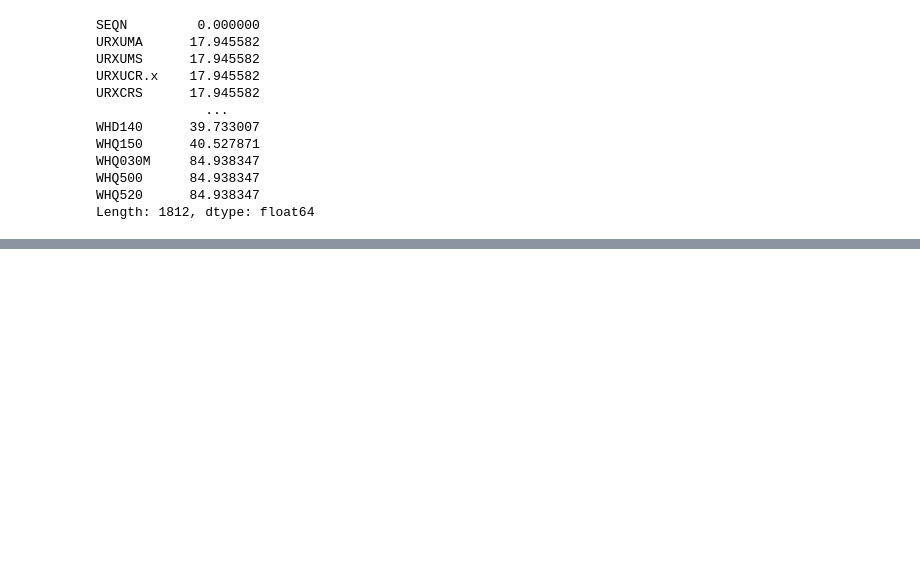
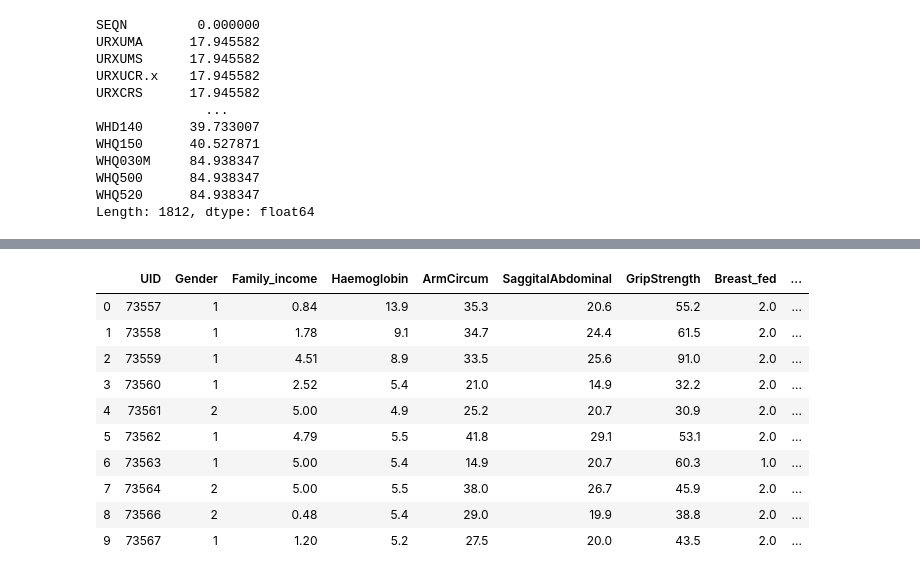
Before and after one commit to VIDHIBSL/Capstone, a Jupyter notebook: Python_Project.ipynb, the cells around one changed output, grey strips where cells are left out. Saved outputs shown, nothing was run; the diff lists cells and outputs as text; code cells hidden in the pictures; blank space fills up the shorter version.

```diff
--- a/Python_Project.ipynb
+++ b/Python_Project.ipynb
@@ -259,0 +262,18 @@ final.describe()
+# %%
+final.loc[final['Haemoglobin'] < 6.0, 'Diabetes'] = 0
+final.loc[(final['Haemoglobin'] >= 6.0) & (final['Haemoglobin'] <= 6.4), 'Diabetes'] = 1
+final.loc[final['Haemoglobin'] >= 6.5, 'Diabetes'] = 2
+# %%
+final.head(10)
+# %% [output]
+|  | UID | Gender | Family_income | Haemoglobin | ArmCircum | SaggitalAbdominal | GripStrength | Breast_fed | ... |
+| 0 | 73557 | 1 | 0.84 | 13.9 | 35.3 | 20.6 | 55.2 | 2.0 | ... |
+| 1 | 73558 | 1 | 1.78 | 9.1 | 34.7 | 24.4 | 61.5 | 2.0 | ... |
+| 2 | 73559 | 1 | 4.51 | 8.9 | 33.5 | 25.6 | 91.0 | 2.0 | ... |
+| 3 | 73560 | 1 | 2.52 | 5.4 | 21.0 | 14.9 | 32.2 | 2.0 | ... |
+| 4 | 73561 | 2 | 5.00 | 4.9 | 25.2 | 20.7 | 30.9 | 2.0 | ... |
+| 5 | 73562 | 1 | 4.79 | 5.5 | 41.8 | 29.1 | 53.1 | 2.0 | ... |
+| 6 | 73563 | 1 | 5.00 | 5.4 | 14.9 | 20.7 | 60.3 | 1.0 | ... |
+| 7 | 73564 | 2 | 5.00 | 5.5 | 38.0 | 26.7 | 45.9 | 2.0 | ... |
+| 8 | 73566 | 2 | 0.48 | 5.4 | 29.0 | 19.9 | 38.8 | 2.0 | ... |
+| 9 | 73567 | 1 | 1.20 | 5.2 | 27.5 | 20.0 | 43.5 | 2.0 | ... |
```
Also changed, not shown: parts of 12 cells of this notebook.
